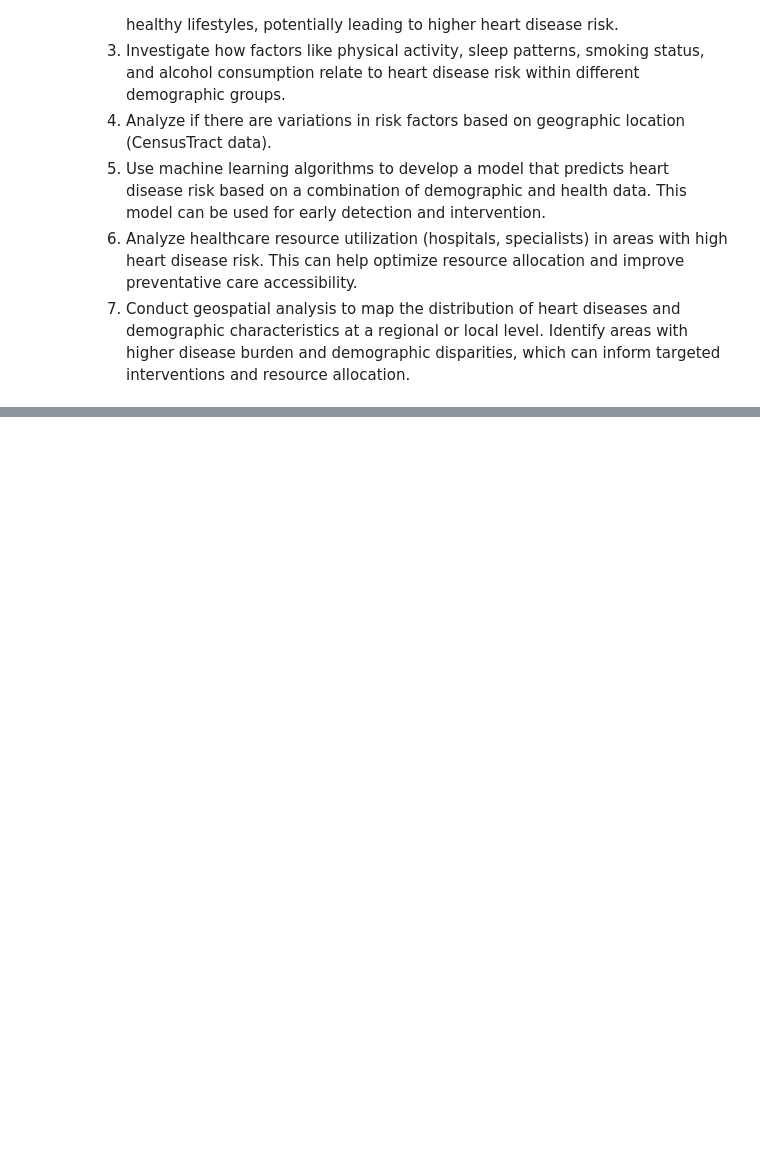
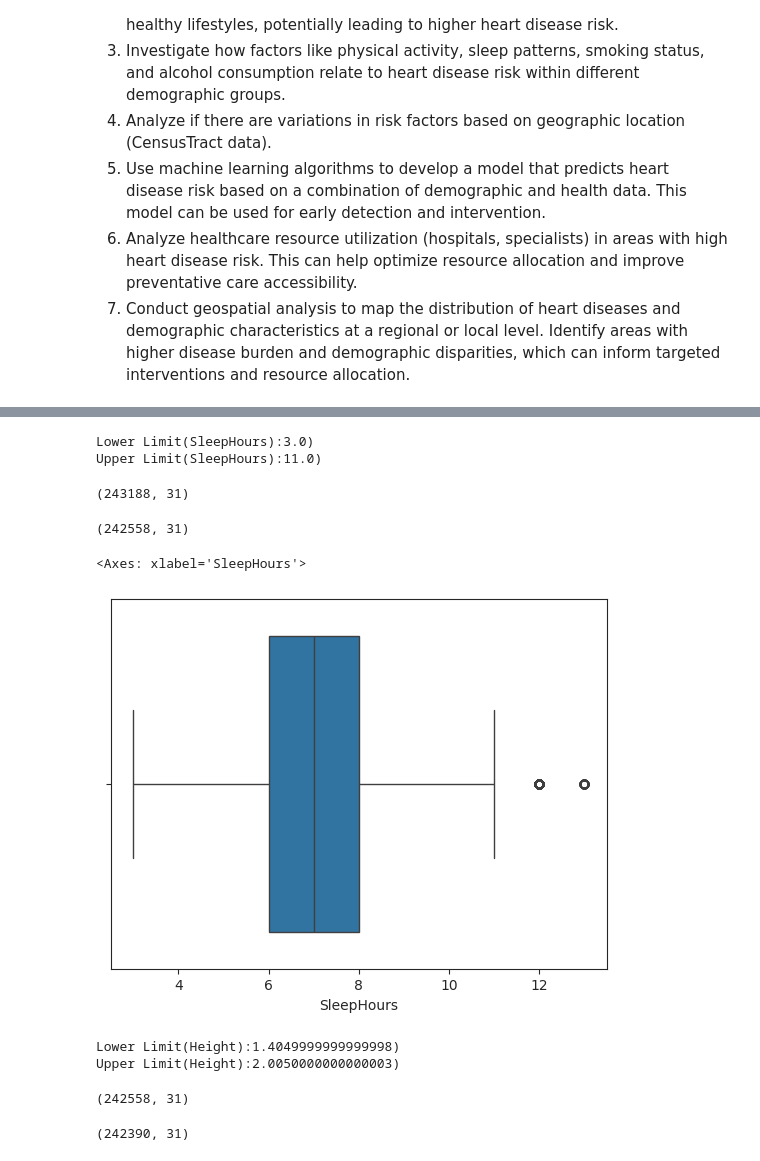
Before and after one commit to emanfj/Healthcare-Disparities-Analysis, a Jupyter notebook: R_main.ipynb, the cells around one changed output, grey strips where cells are left out. Drawn from its saved outputs; the diff is of its cells as text; code cells hidden in the pictures; blank space fills up the shorter version.

```diff
--- a/R_main.ipynb
+++ b/R_main.ipynb
@@ -165,0 +240,16 @@ df.isna().sum().plot(kind='barh')
+# %%
+# Function for extracting outliers in column of dataframe
+def get_outliers(df, column):
+    Q1 = df[column].quantile(0.25)
+    Q3 = df[column].quantile(0.75)
+    IQR = Q3-Q1
+
+    lower_limit = Q1 - (IQR * 1.5)
+    upper_limit = Q3 + (IQR * 1.5)
+
+    outliers = df[(df[column] < lower_limit) | (df[column] > upper_limit)]
+
+    return outliers, lower_limit, upper_limit
+# %%
+sleep_hours_outliers, lower_sleep, upper_sleep = get_outliers(df, 'SleepHours')
+sleep_hours_outliers
@@ -165,0 +270,42 @@ df.isna().sum().plot(kind='barh')
+# %%
+print(f"Lower Limit(SleepHours):{lower_sleep})\nUpper Limit(SleepHours):{upper_sleep})")
+# %% [output]
+Lower Limit(SleepHours):3.0)
+Upper Limit(SleepHours):11.0)
+# %%
+# Dropping records with sleep less than 3 hours
+df = df.drop(df[df['SleepHours'] < lower_sleep].index)
+df.reset_index(drop=True, inplace=True)
+df.shape
+# %% [output]
+(243188, 31)
+# %%
+# Dropping records with sleep greater than 13 hours
+df = df.drop(df[df['SleepHours'] > 13].index)
+df.reset_index(drop=True, inplace=True)
+df.shape
+# %% [output]
+(242558, 31)
+# %%
+sns.boxplot(data=df, x='SleepHours')
+# %% [output]
+<Axes: xlabel='SleepHours'>
+[figure, added]
+# %%
+height_outliers, lower_height, upper_height = get_outliers(df, 'HeightInMeters')
+print(f"Lower Limit(Height):{lower_height})\nUpper Limit(Height):{upper_height})")
+df.shape
+# %% [output]
+Lower Limit(Height):1.4049999999999998)
+Upper Limit(Height):2.0050000000000003)
+(242558, 31)
+# %%
+# Dropping records with height less than 1.3 meters
+df = df.drop(df[df['HeightInMeters'] < 1.3].index)
+df.reset_index(drop=True, inplace=True)
+# Dropping records with height greater than 2.1 meters
+df = df.drop(df[df['HeightInMeters'] > 2.1].index)
+df.reset_index(drop=True, inplace=True)
+df.shape
+# %% [output]
+(242390, 31)
```
Also changed, not shown: parts of 46 cells of this notebook.
